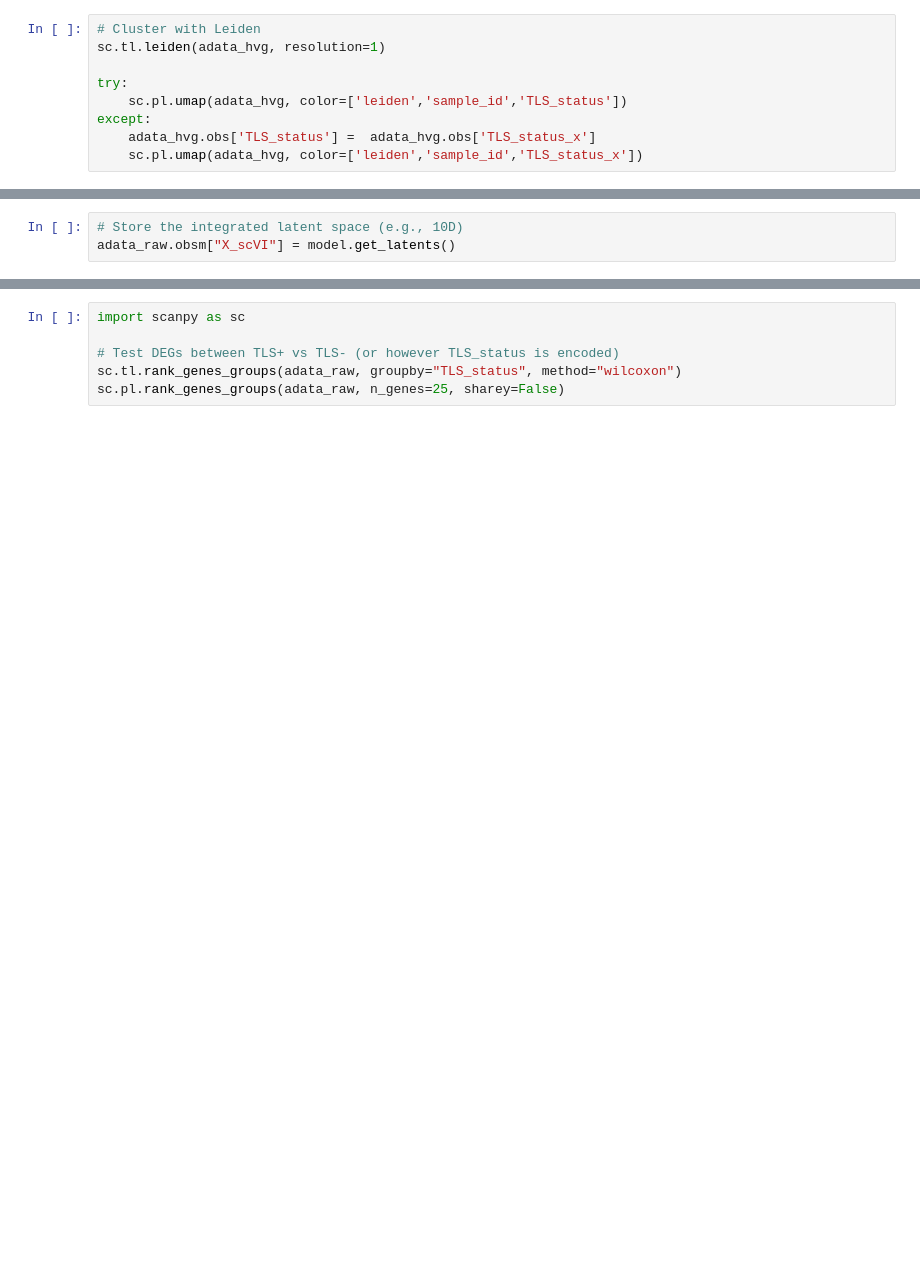
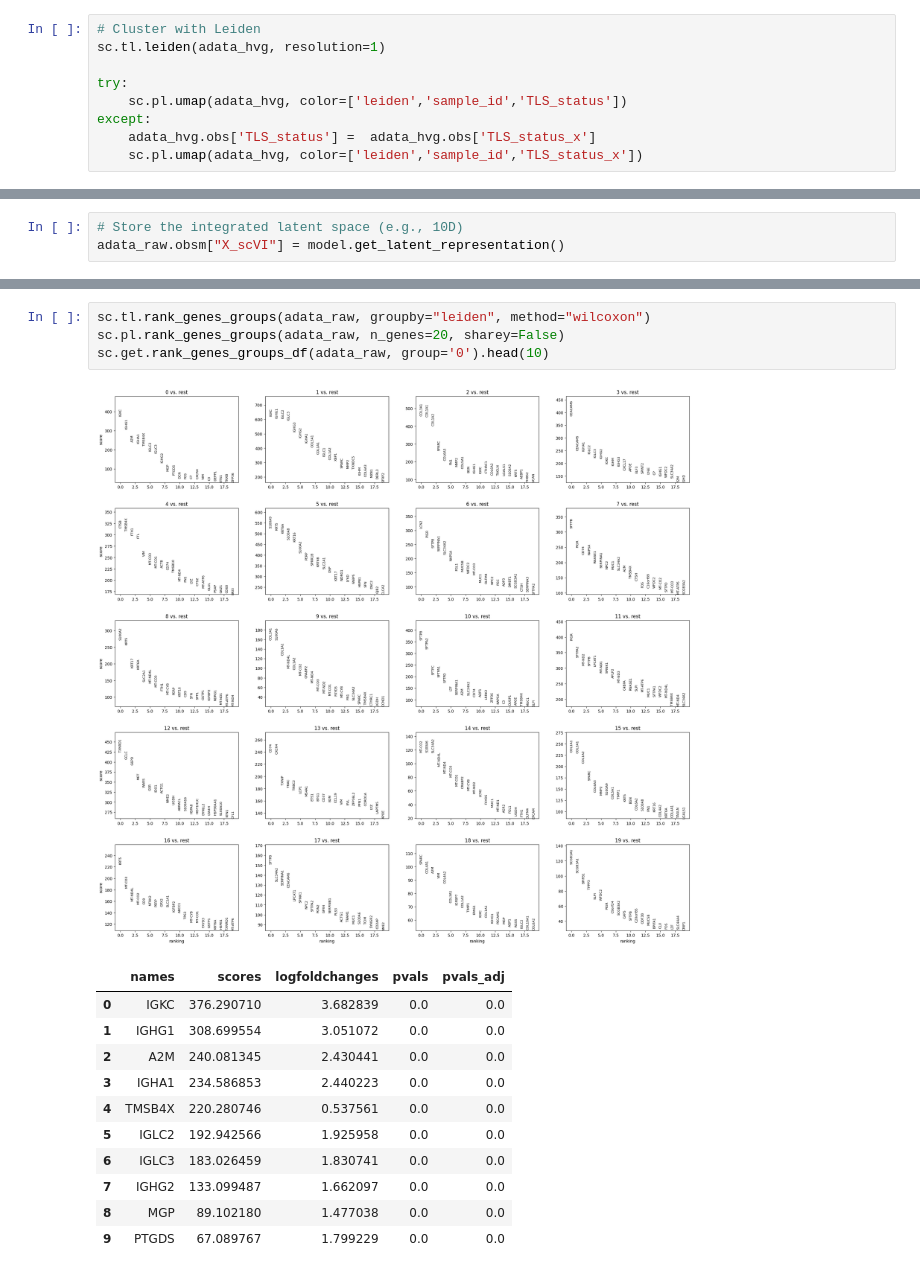
Before and after one commit to InforBio/IMMUNEX, a Jupyter notebook: notebooks/2.bin_analysis/3.Compare Samples 16bins.ipynb, the cells around one changed output, grey strips where cells are left out. Drawn from its saved outputs; the diff is of its cells as text; blank space fills up the shorter version.

```diff
--- a/notebooks/2.bin_analysis/3.Compare Samples 16bins.ipynb
+++ b/notebooks/2.bin_analysis/3.Compare Samples 16bins.ipynb
@@ -275,3 +278,3 @@ KeyboardInterrupt:
 # %%
 # Store the integrated latent space (e.g., 10D)
-adata_raw.obsm["X_scVI"] = model.get_latents()
+adata_raw.obsm["X_scVI"] = model.get_latent_representation()
@@ -287,6 +295,17 @@ sc.pl.umap(adata_raw, color=["sample_id", "leiden", "TLS_status"])
 # %%
-import scanpy as sc
-
-# Test DEGs between TLS+ vs TLS- (or however TLS_status is encoded)
-sc.tl.rank_genes_groups(adata_raw, groupby="TLS_status", method="wilcoxon")
-sc.pl.rank_genes_groups(adata_raw, n_genes=25, sharey=False)
+sc.tl.rank_genes_groups(adata_raw, groupby="leiden", method="wilcoxon")
+sc.pl.rank_genes_groups(adata_raw, n_genes=20, sharey=False)
+sc.get.rank_genes_groups_df(adata_raw, group='0').head(10)
+# %% [output]
+[figure, added]
+|  | names | scores | logfoldchanges | pvals | pvals_adj |
+| 0 | IGKC | 376.290710 | 3.682839 | 0.0 | 0.0 |
+| 1 | IGHG1 | 308.699554 | 3.051072 | 0.0 | 0.0 |
+| 2 | A2M | 240.081345 | 2.430441 | 0.0 | 0.0 |
+| 3 | IGHA1 | 234.586853 | 2.440223 | 0.0 | 0.0 |
+| 4 | TMSB4X | 220.280746 | 0.537561 | 0.0 | 0.0 |
+| 5 | IGLC2 | 192.942566 | 1.925958 | 0.0 | 0.0 |
+| 6 | IGLC3 | 183.026459 | 1.830741 | 0.0 | 0.0 |
+| 7 | IGHG2 | 133.099487 | 1.662097 | 0.0 | 0.0 |
+| 8 | MGP | 89.102180 | 1.477038 | 0.0 | 0.0 |
+| 9 | PTGDS | 67.089767 | 1.799229 | 0.0 | 0.0 |
```
Also changed, not shown: parts of 14 cells of this notebook.
